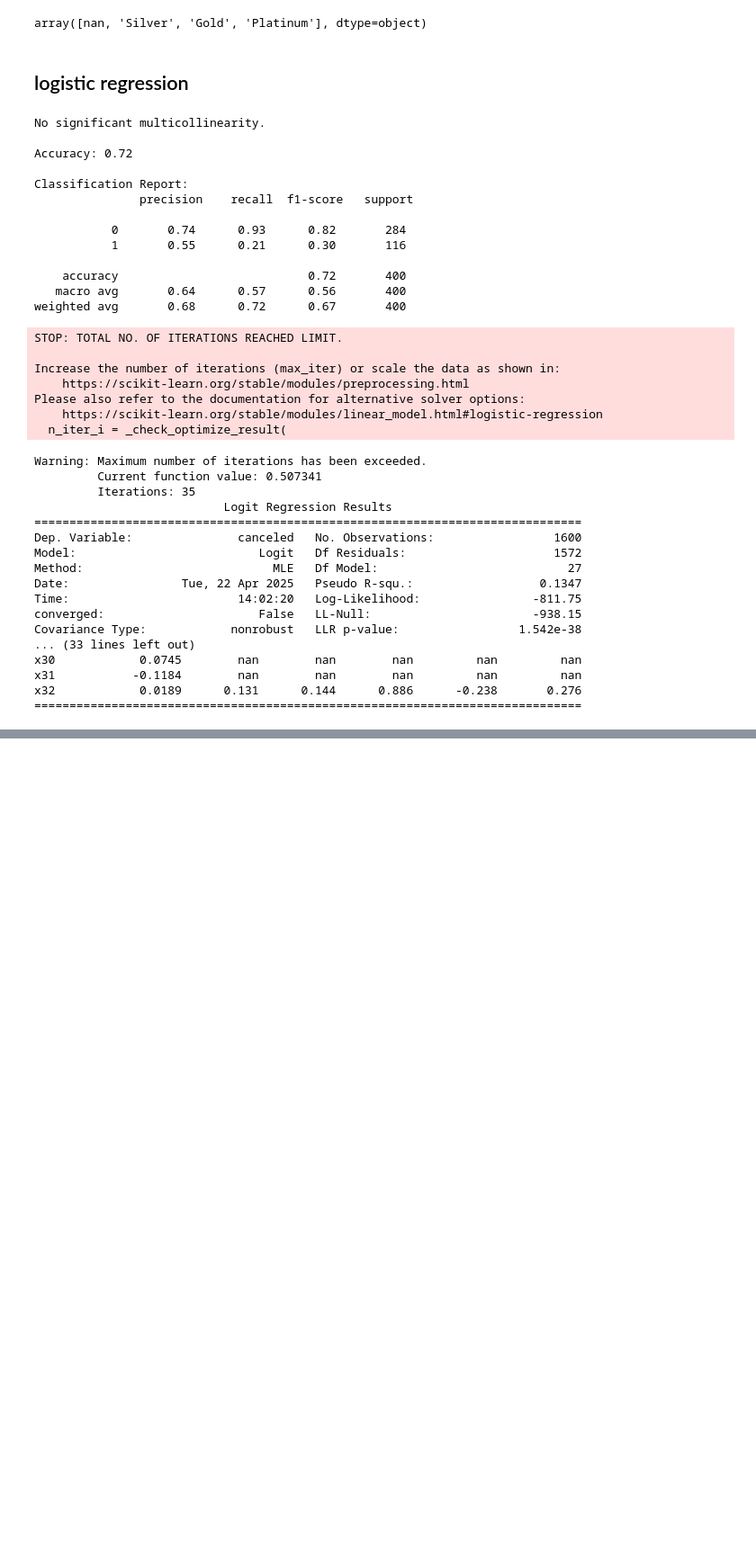
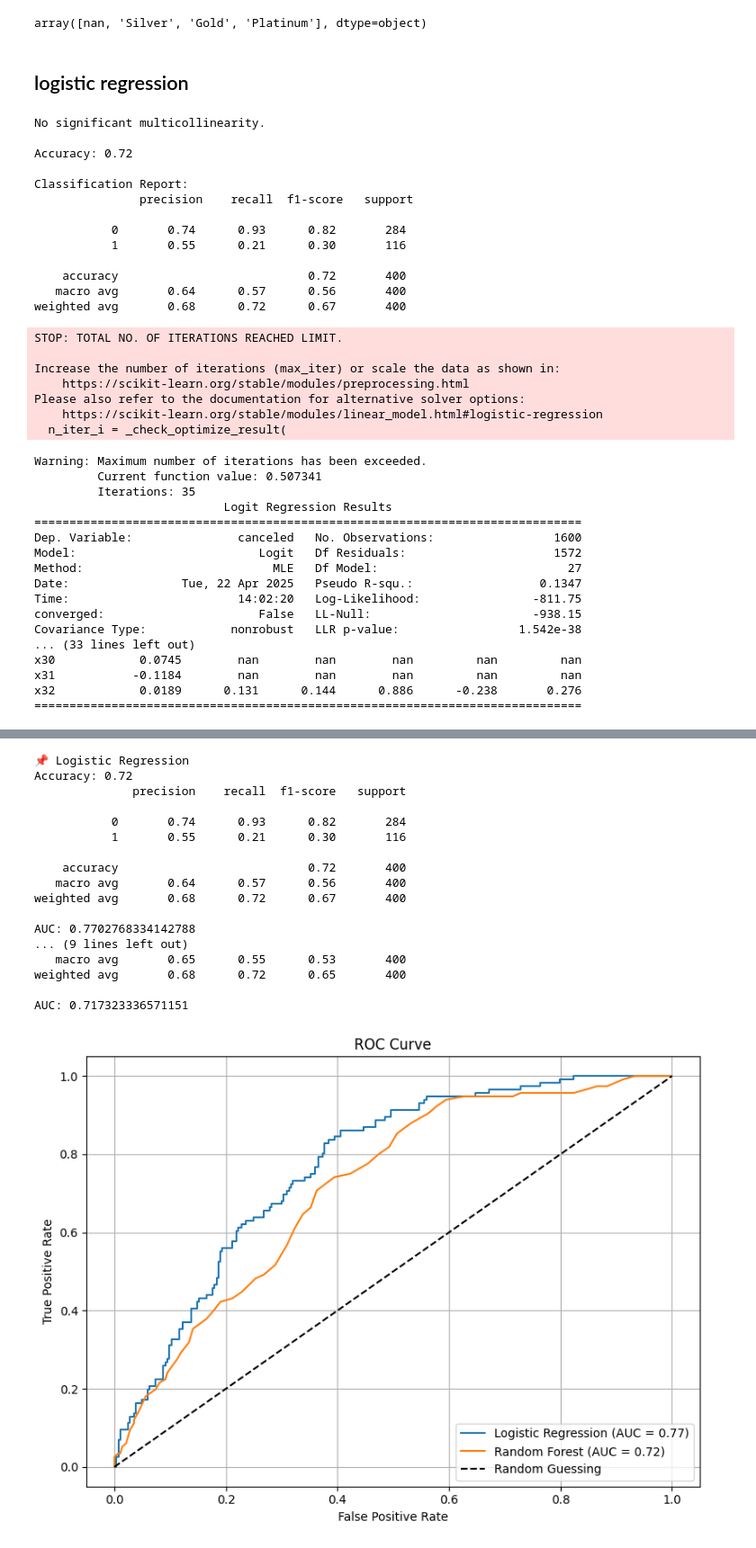
Before and after one commit to CYXNBNBNB/AD654-Sp25A3-Project, a Jupyter notebook: 67.ipynb, the cells around one changed output, grey strips where cells are left out. Shown: that part at 90% size. Drawn from its saved outputs; the diff is of its cells as text; code cells hidden in the pictures; blank space fills up the shorter version.

```diff
--- a/67.ipynb
+++ b/67.ipynb
@@ -212,0 +313,61 @@ x32            0.0189      0.131      0.144      0.886      -0.238       0.276
+# %%
+from sklearn.linear_model import LogisticRegression
+from sklearn.ensemble import RandomForestClassifier
+from sklearn.pipeline import Pipeline
+from sklearn.metrics import accuracy_score, classification_report, roc_auc_score, roc_curve
+import matplotlib.pyplot as plt
+
+# 定义两个模型
+lr_model = LogisticRegression(max_iter=1000)
+rf_model = RandomForestClassifier(n_estimators=100, random_state=654)
+
+# 创建两个 pipeline
+lr_pipeline = Pipeline(steps=[
+    ('preprocessor', preprocessor),
+    ('classifier', lr_model)
+])
+
+rf_pipeline = Pipeline(steps=[
+    ('preprocessor', preprocessor),
+    ('classifier', rf_model)
+])
+
+# 拟合两个模型
+lr_pipeline.fit(X_train, y_train)
+rf_pipeline.fit(X_train, y_train)
+
+# 预测
+y_pred_lr = lr_pipeline.predict(X_test)
+y_pred_rf = rf_pipeline.predict(X_test)
+
+# 预测概率（用于 ROC 和 AUC）
+y_proba_lr = lr_pipeline.predict_proba(X_test)[:, 1]
+y_proba_rf = rf_pipeline.predict_proba(X_test)[:, 1]
+
+# 输出准确率和分类报告
+print("📌 Logistic Regression")
+print("Accuracy:", accuracy_score(y_test, y_pred_lr))
+print(classification_report(y_test, y_pred_lr))
+print("AUC:", roc_auc_score(y_test, y_proba_lr))
+
+print("\n📌 Random Forest")
+print("Accuracy:", accuracy_score(y_test, y_pred_rf))
+print(classification_report(y_test, y_pred_rf))
+print("AUC:", roc_auc_score(y_test, y_proba_rf))
+
+# 绘制 ROC 曲线
+fpr_lr, tpr_lr, _ = roc_curve(y_test, y_proba_lr)
+fpr_rf, tpr_rf, _ = roc_curve(y_test, y_proba_rf)
+
+plt.figure(figsize=(8, 6))
+plt.plot(fpr_lr, tpr_lr, label='Logistic Regression (AUC = {:.2f})'.format(roc_auc_score(y_test, y_proba_lr)))
+plt.plot(fpr_rf, tpr_rf, label='Random Forest (AUC = {:.2f})'.format(roc_auc_score(y_test, y_proba_rf)))
+plt.plot([0, 1], [0, 1], 'k--', label='Random Guessing')
+plt.xlabel('False Positive Rate')
+plt.ylabel('True Positive Rate')
+plt.title('ROC Curve')
+plt.legend(loc='lower right')
+plt.grid(True)
+plt.tight_layout()
+plt.show()
+# %% [output]
@@ -212,0 +381,18 @@ x32            0.0189      0.131      0.144      0.886      -0.238       0.276
+📌 Logistic Regression
+Accuracy: 0.72
+              precision    recall  f1-score   support
+
+           0       0.74      0.93      0.82       284
+           1       0.55      0.21      0.30       116
+
+    accuracy                           0.72       400
+   macro avg       0.64      0.57      0.56       400
+weighted avg       0.68      0.72      0.67       400
+
+AUC: 0.7702768334142788
+... (9 lines left out)
+   macro avg       0.65      0.55      0.53       400
+weighted avg       0.68      0.72      0.65       400
+
+AUC: 0.717323336571151
+[figure, added]
```
Also changed, not shown: parts of 10 cells of this notebook.
